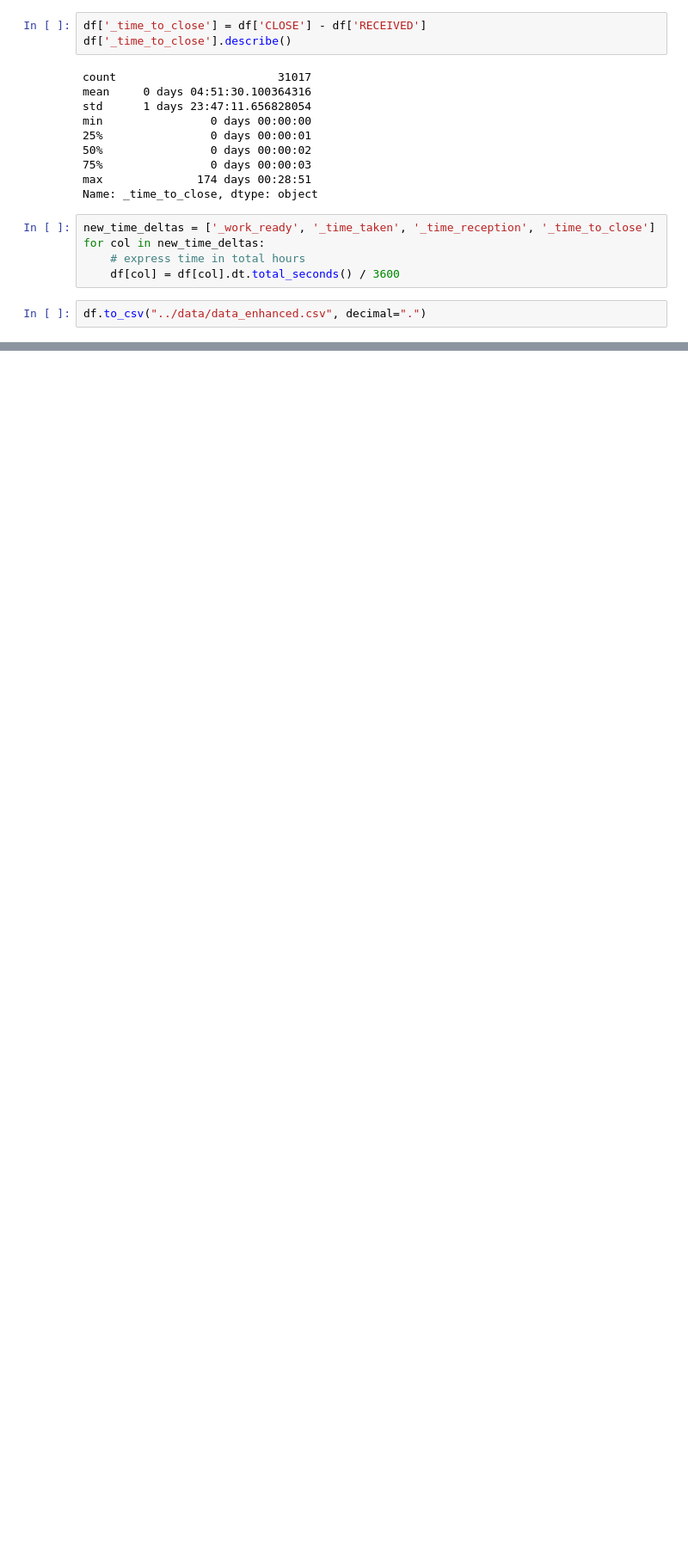
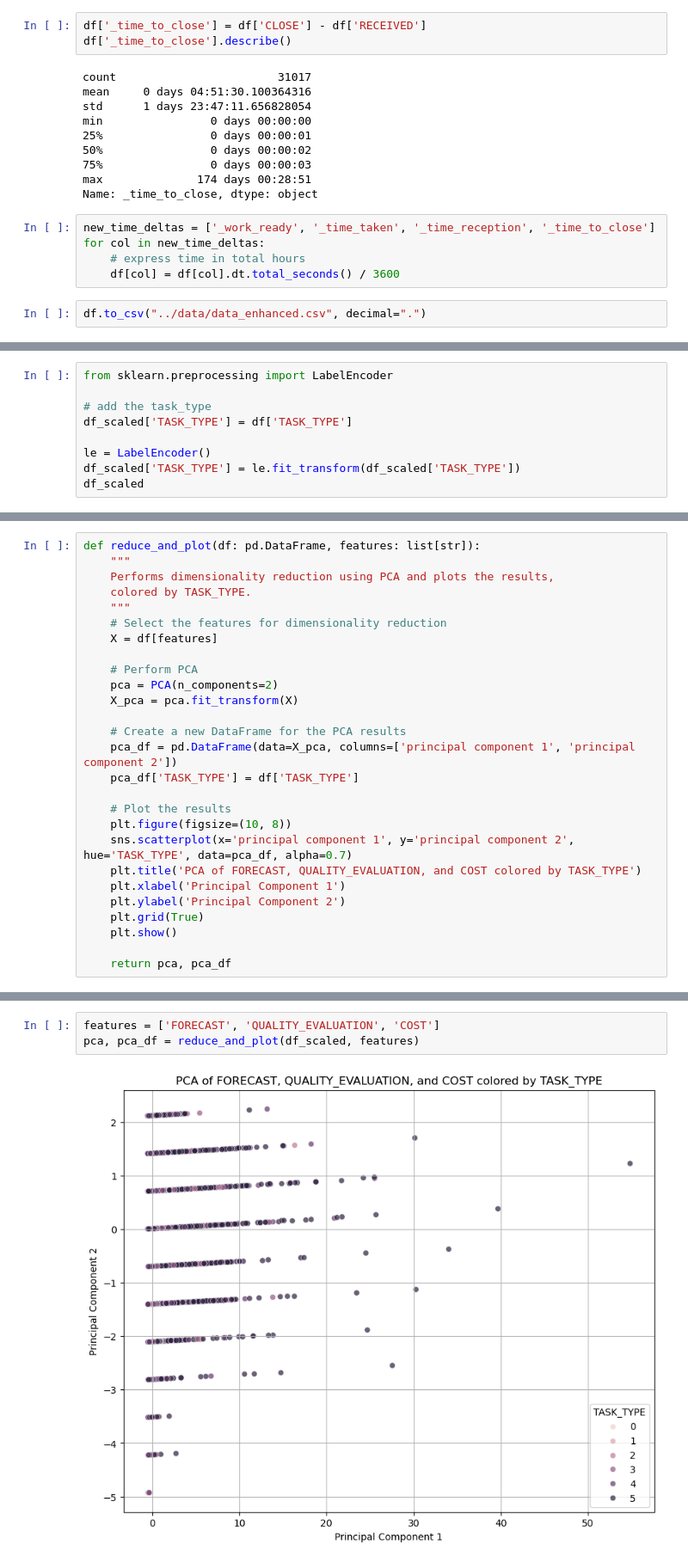
Before and after one commit to tomiock/TARS, a Jupyter notebook: notebooks/data_enhanced.ipynb, the cells around one changed output, grey strips where cells are left out. Shown at 86% size. Drawn from its saved outputs; the diff is of its cells as text; blank space fills up the shorter version.

```diff
--- a/notebooks/data_enhanced.ipynb
+++ b/notebooks/data_enhanced.ipynb
@@ -141,0 +167,9 @@ df.to_csv("../data/data_enhanced.csv", decimal=".")
+# %%
+from sklearn.preprocessing import LabelEncoder
+
+# add the task_type
+df_scaled['TASK_TYPE'] = df['TASK_TYPE']
+
+le = LabelEncoder()
+df_scaled['TASK_TYPE'] = le.fit_transform(df_scaled['TASK_TYPE'])
+df_scaled
@@ -141,0 +197,27 @@ df.to_csv("../data/data_enhanced.csv", decimal=".")
+# %%
+def reduce_and_plot(df: pd.DataFrame, features: list[str]):
+    """
+    Performs dimensionality reduction using PCA and plots the results,
+    colored by TASK_TYPE.
+    """
+    # Select the features for dimensionality reduction
+    X = df[features]
+
+    # Perform PCA
+    pca = PCA(n_components=2)
+    X_pca = pca.fit_transform(X)
+
+    # Create a new DataFrame for the PCA results
+    pca_df = pd.DataFrame(data=X_pca, columns=['principal component 1', 'principal component 2'])
+    pca_df['TASK_TYPE'] = df['TASK_TYPE']
+
+    # Plot the results
+    plt.figure(figsize=(10, 8))
+    sns.scatterplot(x='principal component 1', y='principal component 2', hue='TASK_TYPE', data=pca_df, alpha=0.7)
+    plt.title('PCA of FORECAST, QUALITY_EVALUATION, and COST colored by TASK_TYPE')
+    plt.xlabel('Principal Component 1')
+    plt.ylabel('Principal Component 2')
+    plt.grid(True)
+    plt.show()
+
+    return pca, pca_df
@@ -141,0 +269,5 @@ df.to_csv("../data/data_enhanced.csv", decimal=".")
+# %%
+features = ['FORECAST', 'QUALITY_EVALUATION', 'COST']
+pca, pca_df = reduce_and_plot(df_scaled, features)
+# %% [output]
+[figure, added]
```
Also changed, not shown: parts of 20 cells of this notebook, 1 other file.
